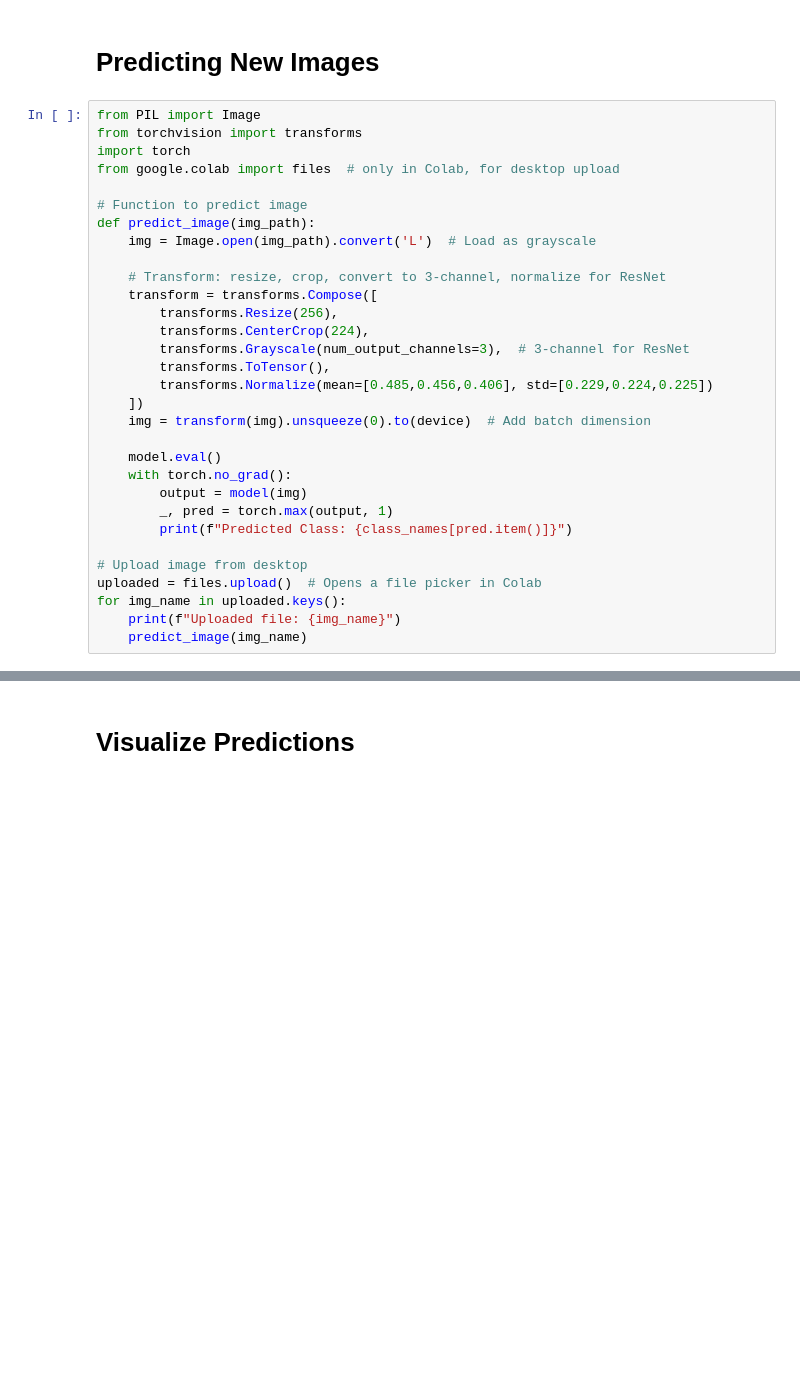
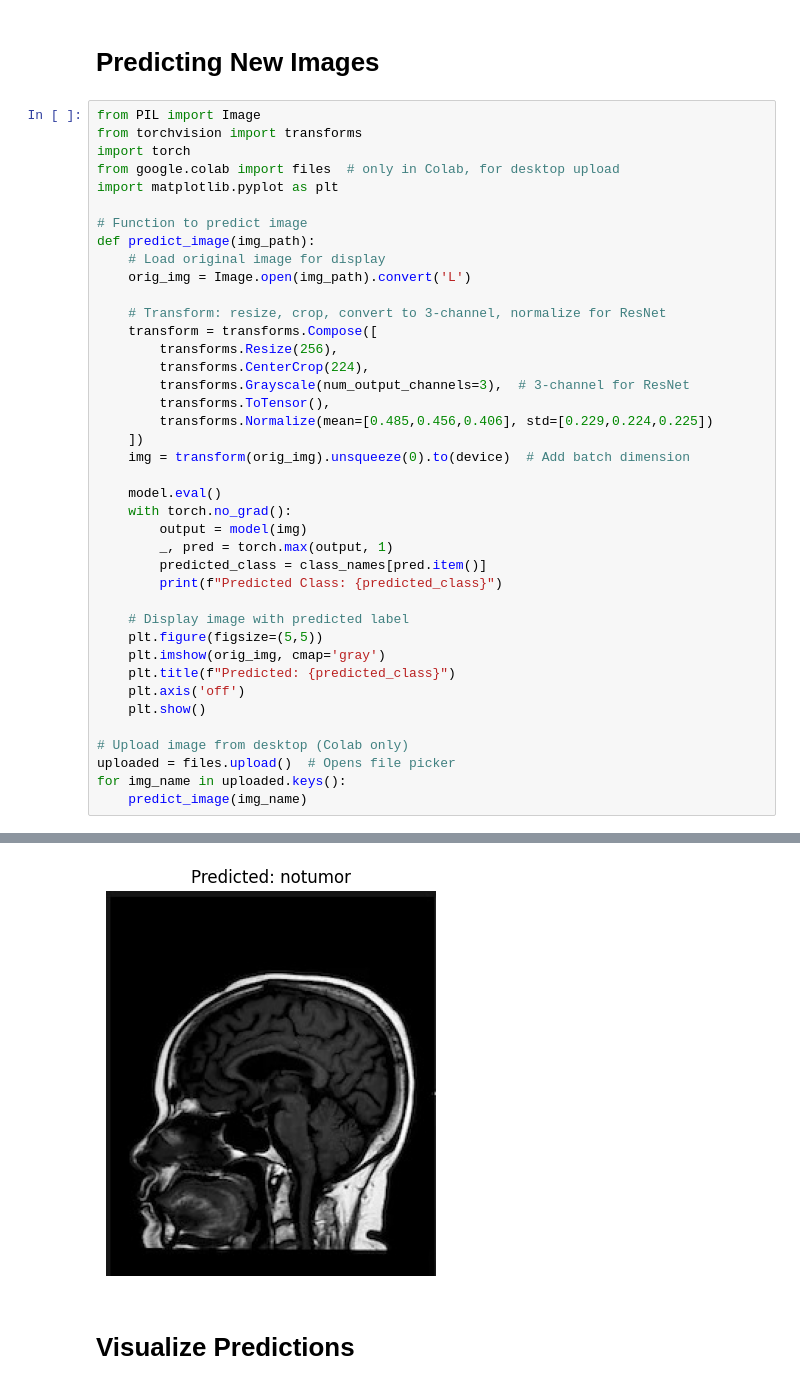
Before and after one commit to 21Afnan/TumorSense-AI, a Jupyter notebook: src_code/Resnet18.ipynb, the cells around one changed output, grey strips where cells are left out. Drawn from its saved outputs; the diff is of its cells as text; blank space fills up the shorter version.

```diff
--- a/src_code/Resnet18.ipynb
+++ b/src_code/Resnet18.ipynb
@@ -342,10 +342,12 @@ from PIL import Image
 from torchvision import transforms
 import torch
 from google.colab import files  # only in Colab, for desktop upload
+import matplotlib.pyplot as plt
 
 # Function to predict image
 def predict_image(img_path):
-    img = Image.open(img_path).convert('L')  # Load as grayscale
+    # Load original image for display
+    orig_img = Image.open(img_path).convert('L')
 
     # Transform: resize, crop, convert to 3-channel, normalize for ResNet
     transform = transforms.Compose([
@@ -355,18 +357,25 @@ def predict_image(img_path):
         transforms.ToTensor(),
         transforms.Normalize(mean=[0.485,0.456,0.406], std=[0.229,0.224,0.225])
     ])
-    img = transform(img).unsqueeze(0).to(device)  # Add batch dimension
+    img = transform(orig_img).unsqueeze(0).to(device)  # Add batch dimension
 
     model.eval()
     with torch.no_grad():
         output = model(img)
         _, pred = torch.max(output, 1)
-        print(f"Predicted Class: {class_names[pred.item()]}")
+        predicted_class = class_names[pred.item()]
+        print(f"Predicted Class: {predicted_class}")
 
-# Upload image from desktop
-uploaded = files.upload()  # Opens a file picker in Colab
+    # Display image with predicted label
+    plt.figure(figsize=(5,5))
+    plt.imshow(orig_img, cmap='gray')
+    plt.title(f"Predicted: {predicted_class}")
+    plt.axis('off')
+    plt.show()
+
+# Upload image from desktop (Colab only)
+uploaded = files.upload()  # Opens file picker
 for img_name in uploaded.keys():
-    print(f"Uploaded file: {img_name}")
     predict_image(img_name)
 # %% [output]
 [interactive output not drawn]
@@ -376,3 +384,4 @@ Predicted Class: meningioma
+[figure, added]
 # %% [markdown]
 # Visualize Predictions
 # %%
```
Also changed, not shown: parts of 4 cells of this notebook, 9 other files.
